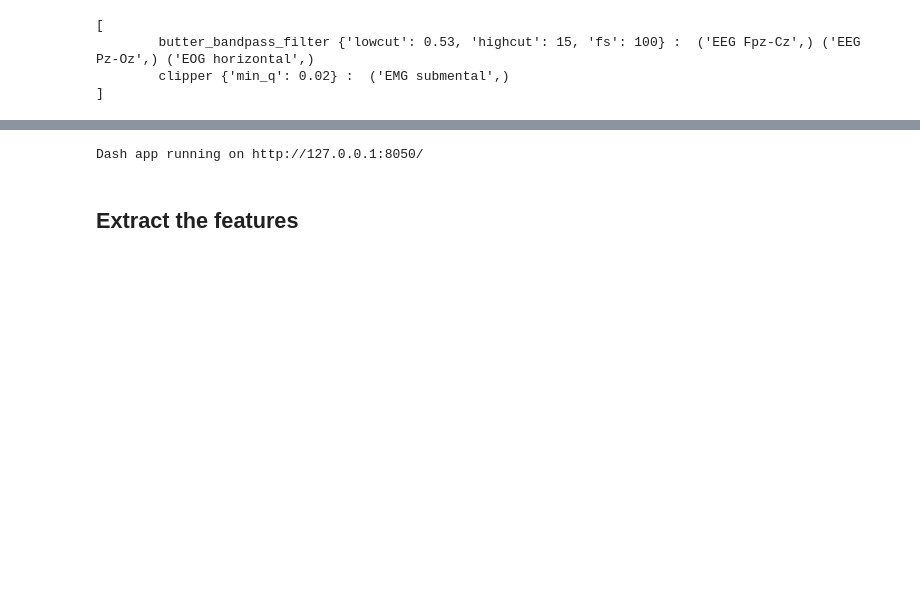
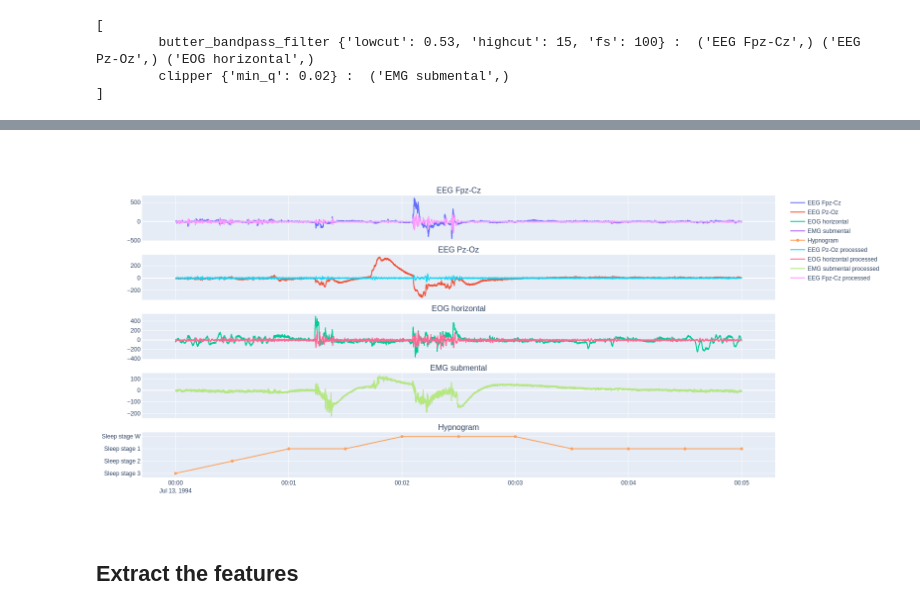
Before and after one commit to predict-idlab/tsflex, a Jupyter notebook: examples/example_sleep_staging.ipynb, the cells around one changed output, grey strips where cells are left out. Saved outputs shown, nothing was run; the diff lists cells and outputs as text; code cells hidden in the pictures; blank space fills up the shorter version.

```diff
--- a/examples/example_sleep_staging.ipynb
+++ b/examples/example_sleep_staging.ipynb
@@ -219,16 +221,14 @@ Wall time: 215 ms
 # %%
 for s in data_processed:
     idx = idxs.index(s.name.split('_')[-1]) + 1
     fig.add_trace(
-        go.Scattergl(x=[], y=[], name=s.name + " processed"),
-        orig_x=s.index,
-        orig_y=s.values,
+        go.Scattergl(x=s.index[offset:offset+nb_points], y=s.values[offset:offset+nb_points], name=s.name + " processed"),
         row=idx, col=1
     )
 
-fig.show_dash()
+fig.show(renderer="png", height=150*5, width=1600)
 # %% [output]
-Dash app running on http://127.0.0.1:8050/
+[figure, added]
 # %% [markdown]
 ## Extract the features
 # %%
```
Also changed, not shown: parts of 31 cells of this notebook.
